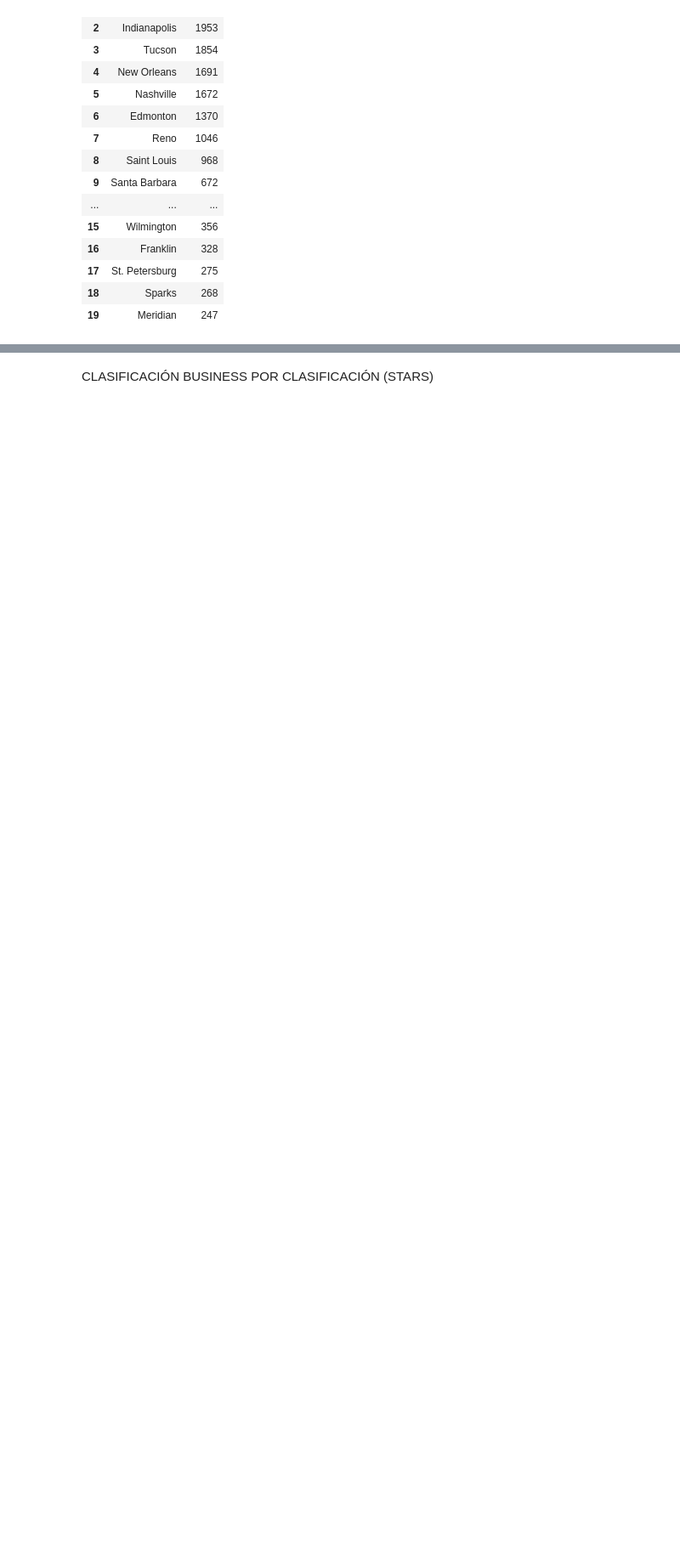
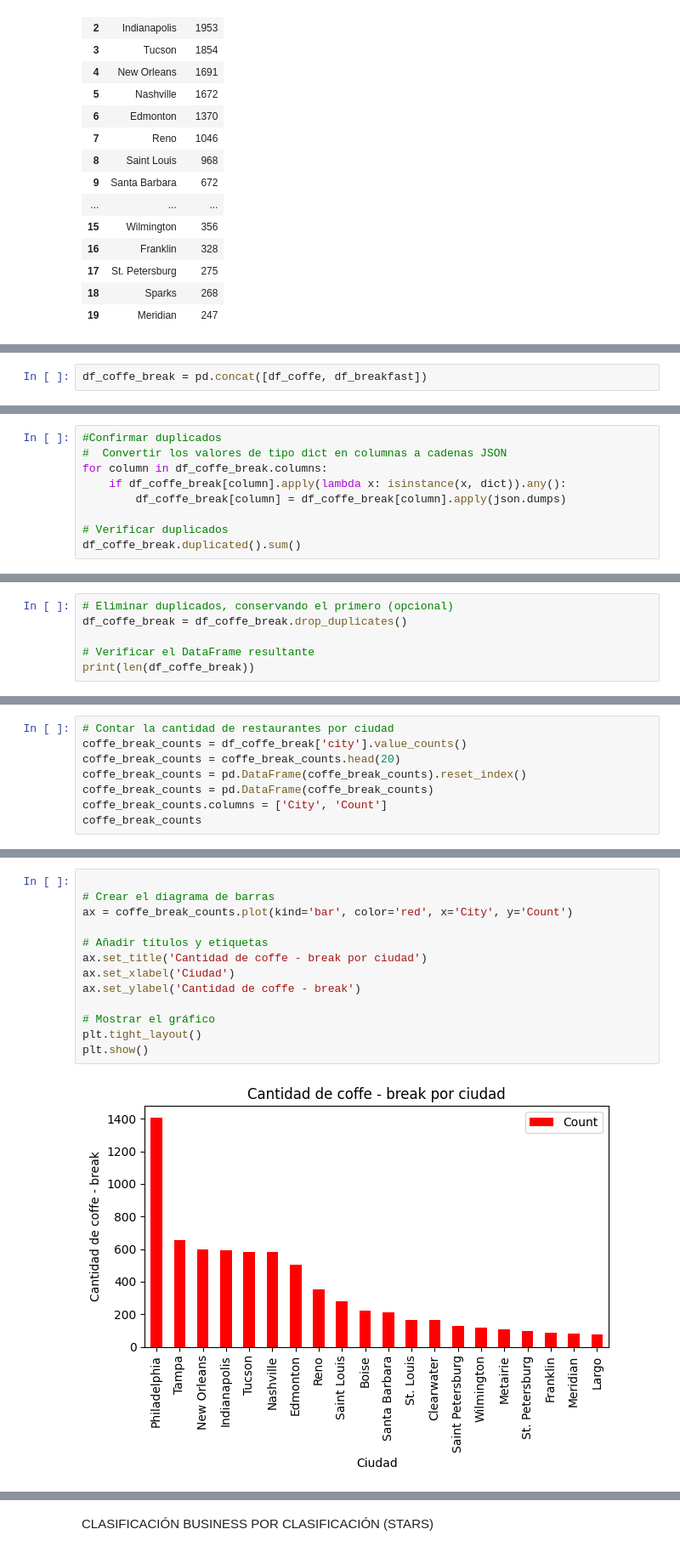
Before and after one commit to SDCaFlo/datapt11_pf_grupo02, a Jupyter notebook: EDA-YELP.ipynb, the cells around one changed output, grey strips where cells are left out. Shown at 85% size. Cells and saved outputs as stored; diff of their text form; blank space fills up the shorter version.

Commit message:
coffe and breakfast

```diff
--- a/EDA.ipynb
+++ b/EDA-YELP.ipynb
@@ -243,0 +301,2 @@ plt.show()
+# %%
+df_coffe_break = pd.concat([df_coffe, df_breakfast])
@@ -243,0 +321,9 @@ plt.show()
+# %%
+#Confirmar duplicados
+#  Convertir los valores de tipo dict en columnas a cadenas JSON
+for column in df_coffe_break.columns:
+    if df_coffe_break[column].apply(lambda x: isinstance(x, dict)).any():
+        df_coffe_break[column] = df_coffe_break[column].apply(json.dumps)
+
+# Verificar duplicados
+df_coffe_break.duplicated().sum()
@@ -243,0 +332,6 @@ plt.show()
+# %%
+# Eliminar duplicados, conservando el primero (opcional)
+df_coffe_break = df_coffe_break.drop_duplicates()
+
+# Verificar el DataFrame resultante
+print(len(df_coffe_break))
@@ -243,0 +351,8 @@ plt.show()
+# %%
+# Contar la cantidad de restaurantes por ciudad
+coffe_break_counts = df_coffe_break['city'].value_counts()
+coffe_break_counts = coffe_break_counts.head(20)
+coffe_break_counts = pd.DataFrame(coffe_break_counts).reset_index()
+coffe_break_counts = pd.DataFrame(coffe_break_counts)
+coffe_break_counts.columns = ['City', 'Count']
+coffe_break_counts
@@ -243,0 +381,15 @@ plt.show()
+# %%
+
+# Crear el diagrama de barras
+ax = coffe_break_counts.plot(kind='bar', color='red', x='City', y='Count')
+
+# Añadir títulos y etiquetas
+ax.set_title('Cantidad de coffe - break por ciudad')
+ax.set_xlabel('Ciudad')
+ax.set_ylabel('Cantidad de coffe - break')
+
+# Mostrar el gráfico
+plt.tight_layout()
+plt.show()
+# %% [output]
+[figure, added]
```
Also changed, not shown: parts of 18 cells of this notebook.
